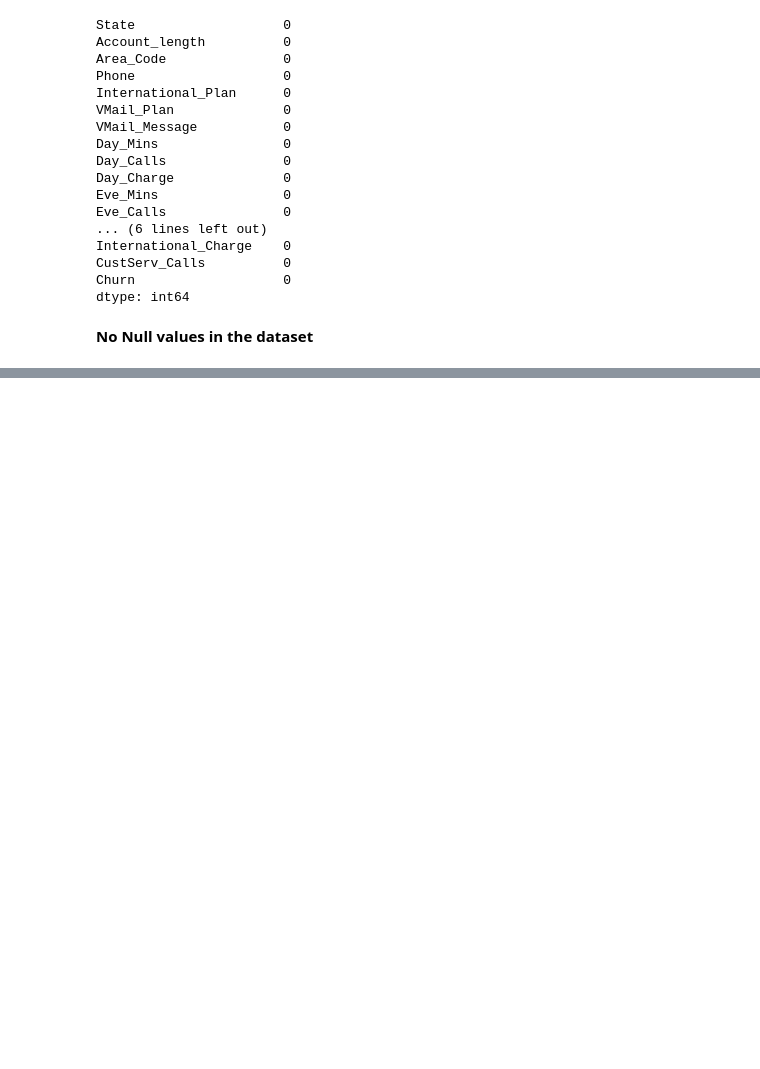
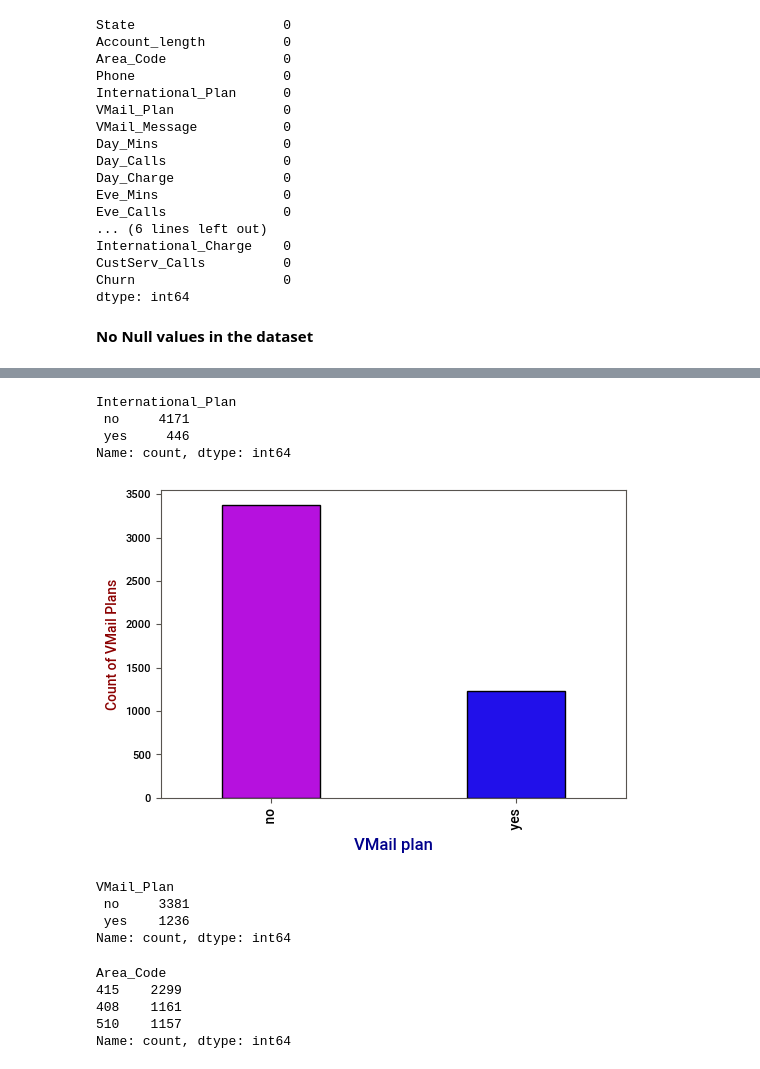
Before and after one commit to shreenidhi7700/Telecom-Churn_rate_ML, a Jupyter notebook: Telecom_Churn_rate_ML.ipynb, the cells around one changed output, grey strips where cells are left out. Drawn from its saved outputs; the diff is of its cells as text; code cells hidden in the pictures; blank space fills up the shorter version.

```diff
--- a/Telecom_Churn_rate_ML.ipynb
+++ b/Telecom_Churn_rate_ML.ipynb
@@ -113,0 +315,31 @@ dtype: int64
+# %%
+catdata.International_Plan.value_counts()
+# %% [output]
+International_Plan
+ no     4171
+ yes     446
+Name: count, dtype: int64
+# %%
+catdata.VMail_Plan.value_counts().plot(kind = 'bar',figsize = (6,4), edgecolor = 'black',color = ['#b611de','#2110ea'],width = 0.4)
+plt.xlabel('VMail plan',color = 'darkblue',fontsize = 12)
+plt.ylabel('Count of VMail Plans',color = 'darkred',fontsize = 10)
+plt.xticks(color = 'black',fontsize = 10)
+plt.yticks(color = 'black')
+plt.show()
+# %% [output]
+[figure, added]
+# %%
+catdata.VMail_Plan.value_counts()
+# %% [output]
+VMail_Plan
+ no     3381
+ yes    1236
+Name: count, dtype: int64
+# %%
+numdata.Area_Code.value_counts()
+# %% [output]
+Area_Code
+415    2299
+408    1161
+510    1157
+Name: count, dtype: int64
```
Also changed, not shown: parts of 39 cells of this notebook, 2 other files.
